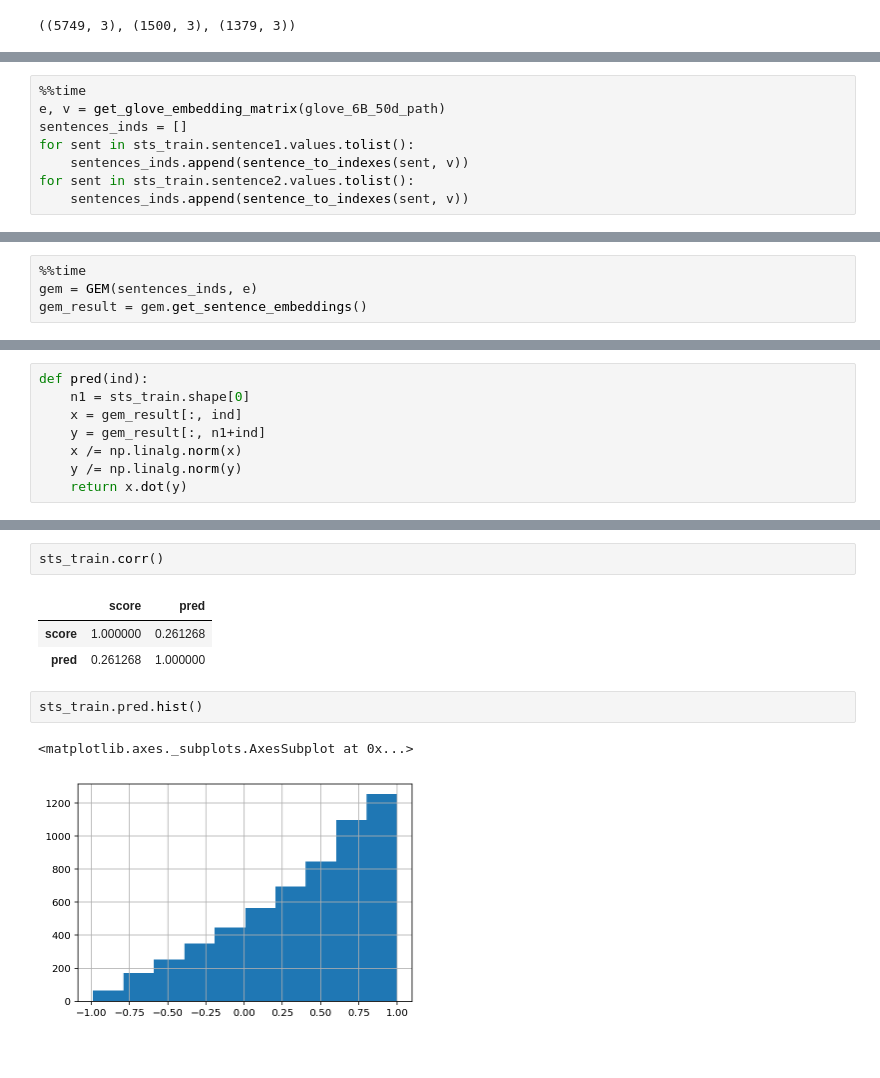
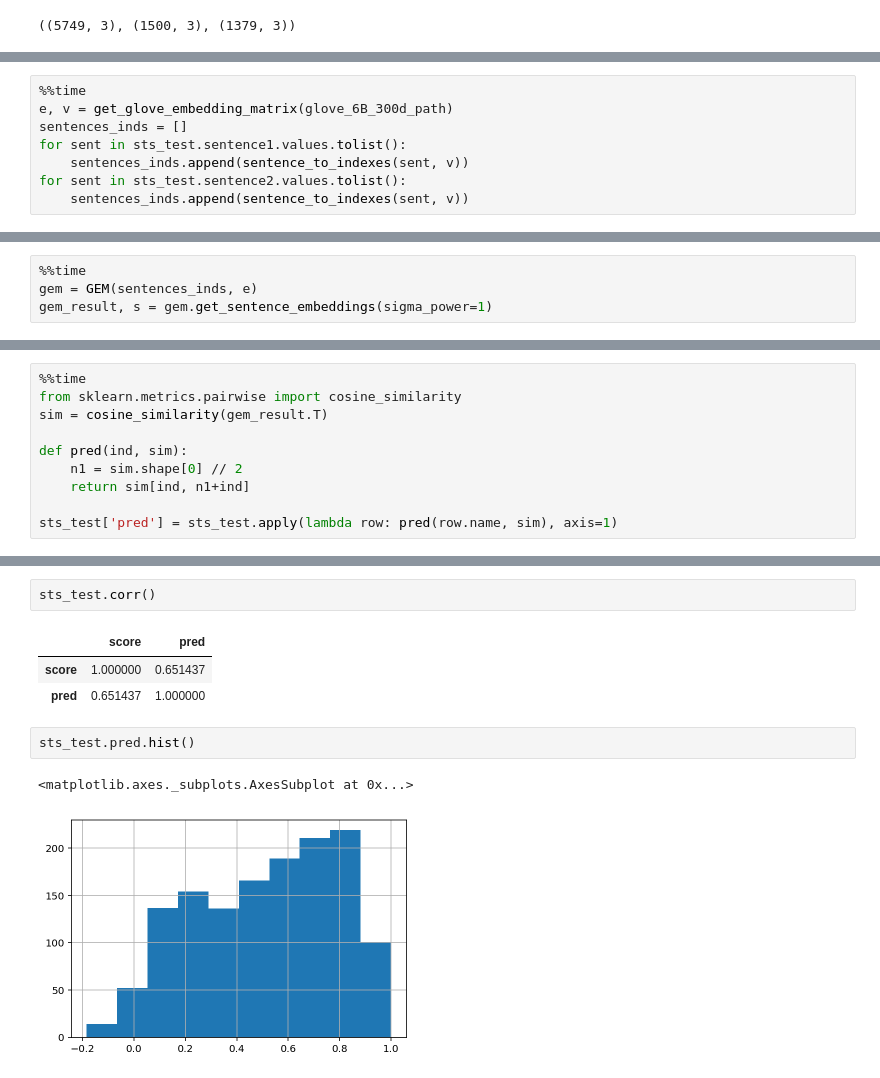
Before and after one commit to fursovia/geometric_embedding, a Jupyter notebook: analytics.ipynb, the cells around one changed output, grey strips where cells are left out. Drawn from its saved outputs; the diff is of its cells as text.

```diff
--- a/analytics.ipynb
+++ b/analytics.ipynb
@@ -36,9 +36,9 @@ sts_train.head()
 # %%
 %%time
-e, v = get_glove_embedding_matrix(glove_6B_50d_path)
+e, v = get_glove_embedding_matrix(glove_6B_300d_path)
 sentences_inds = []
-for sent in sts_train.sentence1.values.tolist():
+for sent in sts_test.sentence1.values.tolist():
     sentences_inds.append(sentence_to_indexes(sent, v))
-for sent in sts_train.sentence2.values.tolist():
+for sent in sts_test.sentence2.values.tolist():
     sentences_inds.append(sentence_to_indexes(sent, v))
 # %% [output]
@@ -47,5 +47,5 @@ Wall time: 7.64 s
 # %%
 %%time
 gem = GEM(sentences_inds, e)
-gem_result = gem.get_sentence_embeddings()
+gem_result, s = gem.get_sentence_embeddings(sigma_power=1)
 # %% [output]
@@ -54,8 +53,0 @@ Wall time: 26.4 s
-# %%
-def pred(ind):
-    n1 = sts_train.shape[0]
-    x = gem_result[:, ind]
-    y = gem_result[:, n1+ind]
-    x /= np.linalg.norm(x)
-    y /= np.linalg.norm(y)
-    return x.dot(y)
@@ -67,0 +54,10 @@ Wall time: 312 ms
+# %%
+%%time
+from sklearn.metrics.pairwise import cosine_similarity
+sim = cosine_similarity(gem_result.T)
+
+def pred(ind, sim):
+    n1 = sim.shape[0] // 2
+    return sim[ind, n1+ind]
+
+sts_test['pred'] = sts_test.apply(lambda row: pred(row.name, sim), axis=1)
@@ -68,11 +67,11 @@ Wall time: 312 ms
 # %%
-sts_train.corr()
+sts_test.corr()
 # %% [output]
 |  | score | pred |
-| score | 1.000000 | 0.261268 |
-| pred | 0.261268 | 1.000000 |
+| score | 1.000000 | 0.651437 |
+| pred | 0.651437 | 1.000000 |
 # %%
-sts_train.pred.hist()
+sts_test.pred.hist()
 # %% [output]
 <matplotlib.axes._subplots.AxesSubplot at 0x...>
-[figure, old version]
+[figure, new version]
```
Also changed, not shown: parts of 7 cells of this notebook, 1 other file.
